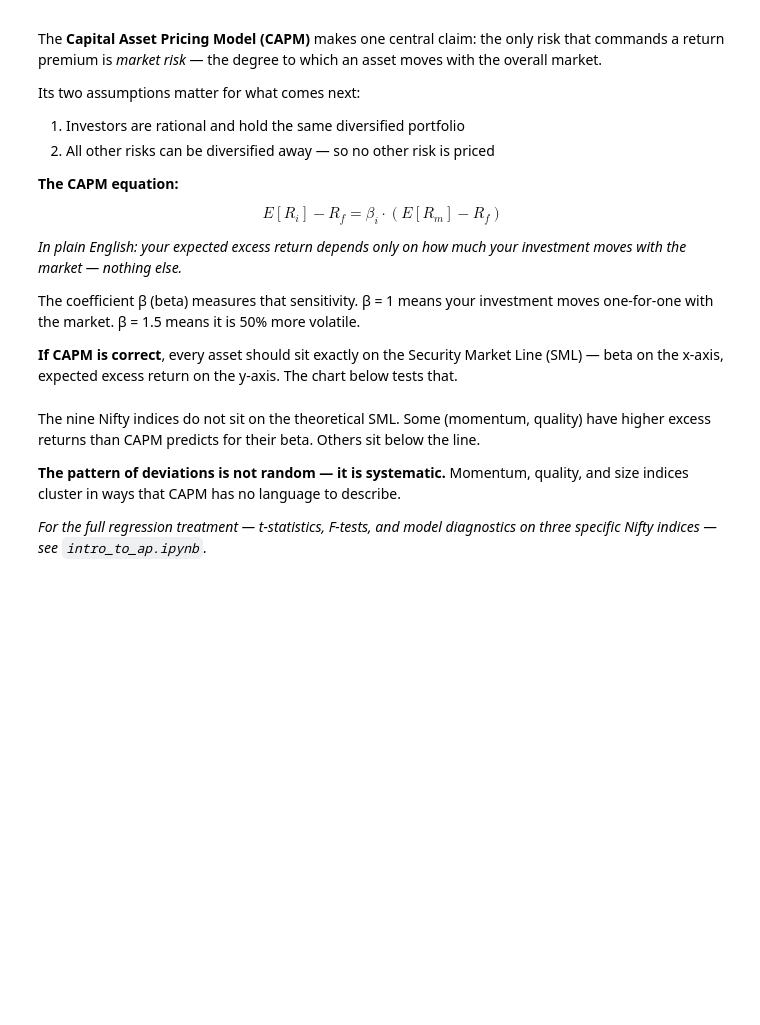
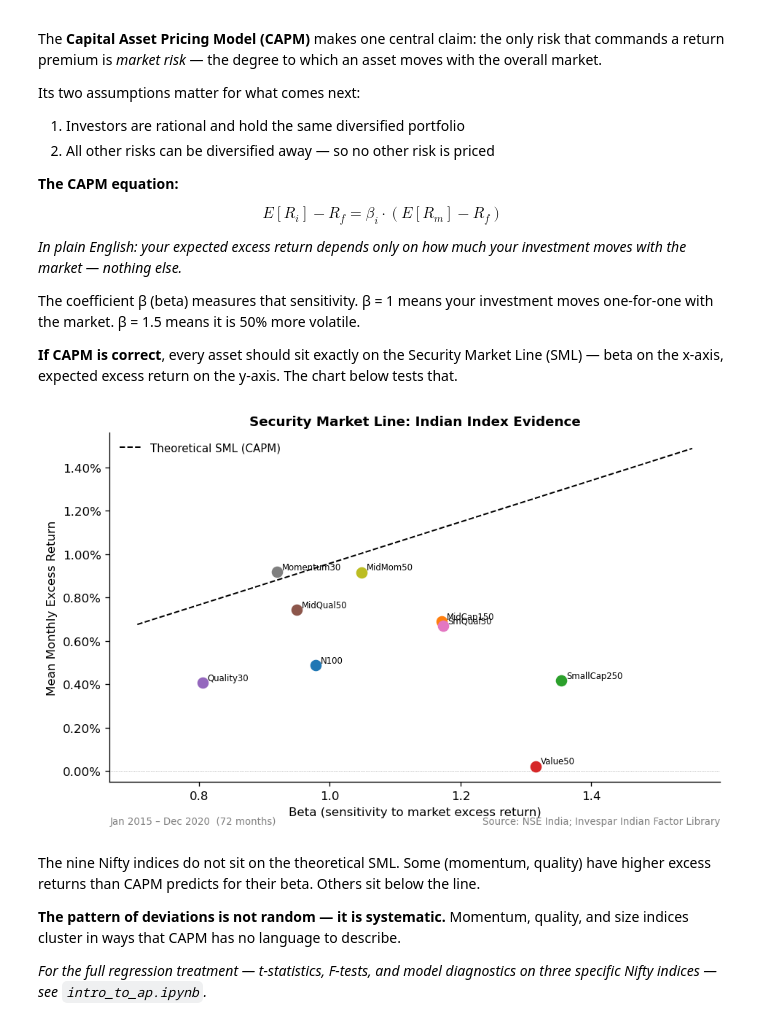
Before and after one commit to rraju26/pyIndiaFactorInvesting, a Jupyter notebook: notebooks/01_factor_zoo.ipynb, the cells around one changed output. Saved outputs shown, nothing was run; the diff lists cells and outputs as text; code cells hidden in the pictures; blank space fills up the shorter version.

```diff
--- a/notebooks/01_factor_zoo.ipynb
+++ b/notebooks/01_factor_zoo.ipynb
@@ -74,25 +74,35 @@ for col in nifty_al.columns:
 # %%
 b_arr = list(betas.values())
 sml_x = np.linspace(min(b_arr) - 0.1, max(b_arr) + 0.2, 100)
 sml_y = fac_al['MKT'].mean() * sml_x
+
+period_start = nifty_al.index.min().strftime('%b %Y')
+period_end   = nifty_al.index.max().strftime('%b %Y')
+n_months     = len(nifty_al)
 
 fig, ax = plt.subplots(figsize=(8, 5), dpi=120)
 for col in nifty_al.columns:
     ax.scatter(betas[col], mean_exc[col], s=70, zorder=5)
     ax.annotate(NIFTY_LABELS.get(col, col), (betas[col], mean_exc[col]),
                 fontsize=7, xytext=(4, 2), textcoords='offset points')
 ax.plot(sml_x, sml_y, '--', color='black', lw=1.2, label='Theoretical SML (CAPM)')
 ax.axhline(0, color='grey', lw=0.4, ls=':')
 ax.yaxis.set_major_formatter(mticker.PercentFormatter(xmax=1, decimals=2))
 ax.set_xlabel('Beta (sensitivity to market excess return)', fontsize=10)
 ax.set_ylabel('Mean Monthly Excess Return', fontsize=10)
 ax.set_title('Security Market Line: Indian Index Evidence', fontsize=11, fontweight='bold')
 ax.legend(fontsize=9, frameon=False)
 for sp in ('top', 'right'): ax.spines[sp].set_visible(False)
-ax.annotate('Source: Invespar Indian Factor Library', xy=(1, 0), xycoords='axes fraction',
-            ha='right', va='top', fontsize=8, color='grey', xytext=(0, -28), textcoords='offset points')
+ax.annotate(f'{period_start} \u2013 {period_end}  ({n_months} months)',
+            xy=(0, 0), xycoords='axes fraction', ha='left', va='top',
+            fontsize=8, color='grey', xytext=(0, -28), textcoords='offset points')
+ax.annotate('Source: NSE India; Invespar Indian Factor Library',
+            xy=(1, 0), xycoords='axes fraction', ha='right', va='top',
+            fontsize=8, color='grey', xytext=(0, -28), textcoords='offset points')
 fig.tight_layout()
 plt.show()
+# %% [output]
+[figure, added]
 # %% [markdown]
 The nine Nifty indices do not sit on the theoretical SML. Some (momentum, quality) have higher excess returns than CAPM predicts for their beta. Others sit below the line.
 
```
Also changed, not shown: parts of 1 cell of this notebook, 1 other file.
